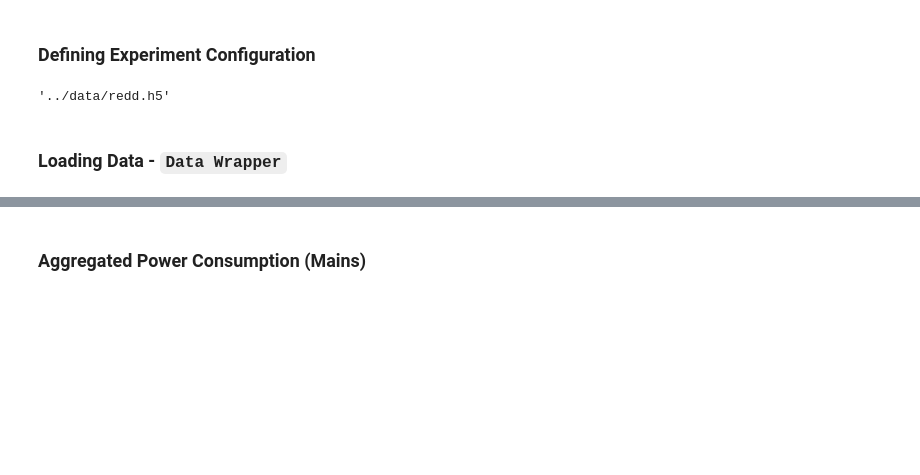
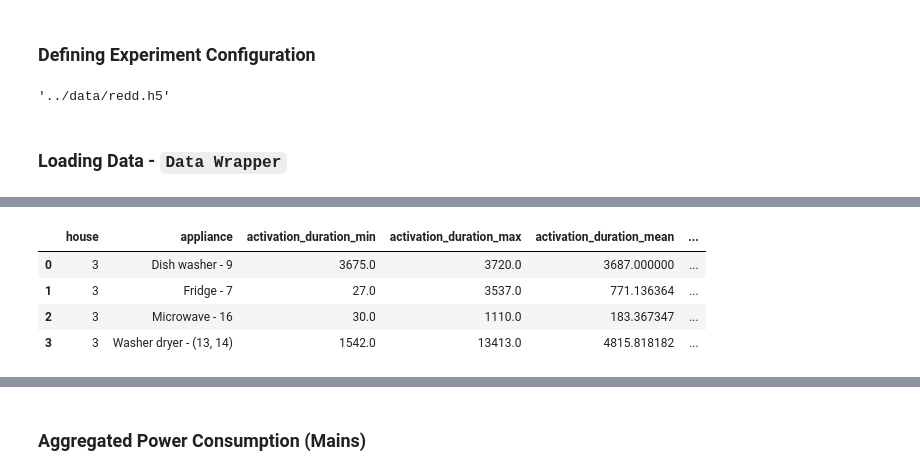
Before and after one commit to diegocavalca/pynilm, a Jupyter notebook: notebooks/Optimizing Pipeline Hyperparameters.ipynb, the cells around one changed output, grey strips where cells are left out. Saved outputs shown, nothing was run; the diff lists cells and outputs as text; code cells hidden in the pictures; blank space fills up the shorter version.

```diff
--- a/notebooks/Optimizing Pipeline Hyperparameters.ipynb
+++ b/notebooks/Optimizing Pipeline Hyperparameters.ipynb
@@ -203,0 +188,13 @@ df_activations[df_activations['house']==3].groupby(
+# %%
+# Filter only house / appliances of interest
+df_window_size = df_activations_window_size[
+    (df_activations_window_size['house']==building_redd) & \
+    (df_activations_window_size['appliance'].str.contains('|'.join(appliances_redd), case=False))
+    ].reset_index(drop=True)
+df_window_size
+# %% [output]
+|  | house | appliance | activation_duration_min | activation_duration_max | activation_duration_mean | ... |
+| 0 | 3 | Dish washer - 9 | 3675.0 | 3720.0 | 3687.000000 | ... |
+| 1 | 3 | Fridge - 7 | 27.0 | 3537.0 | 771.136364 | ... |
+| 2 | 3 | Microwave - 16 | 30.0 | 1110.0 | 183.367347 | ... |
+| 3 | 3 | Washer dryer - (13, 14) | 1542.0 | 13413.0 | 4815.818182 | ... |
```
Also changed, not shown: parts of 11 cells of this notebook.
